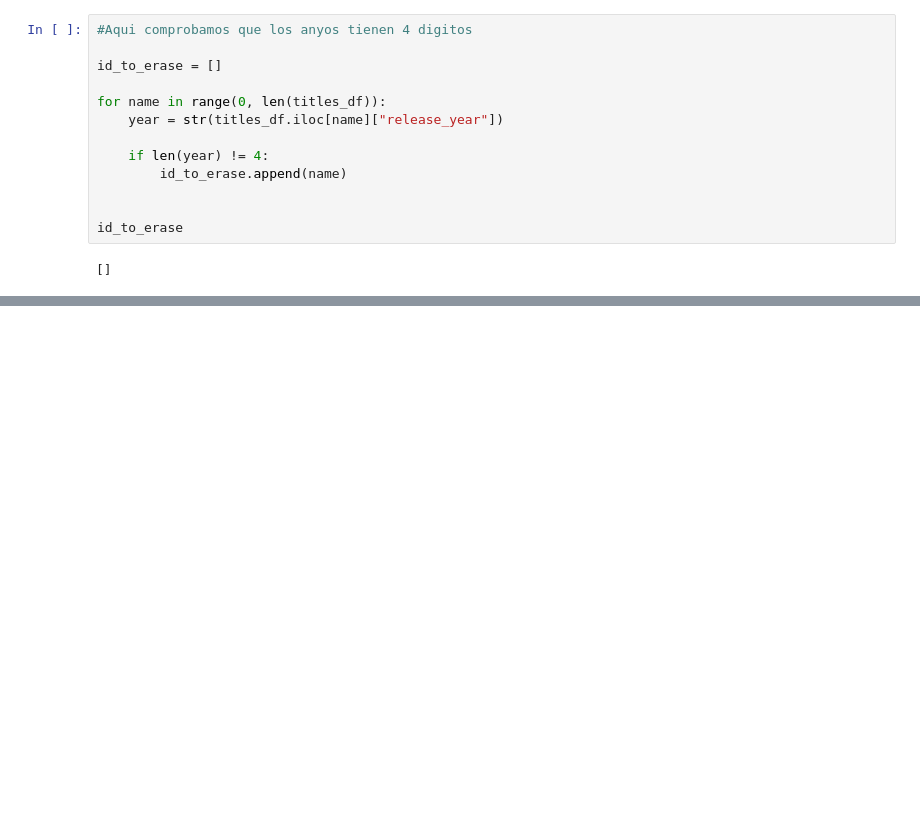
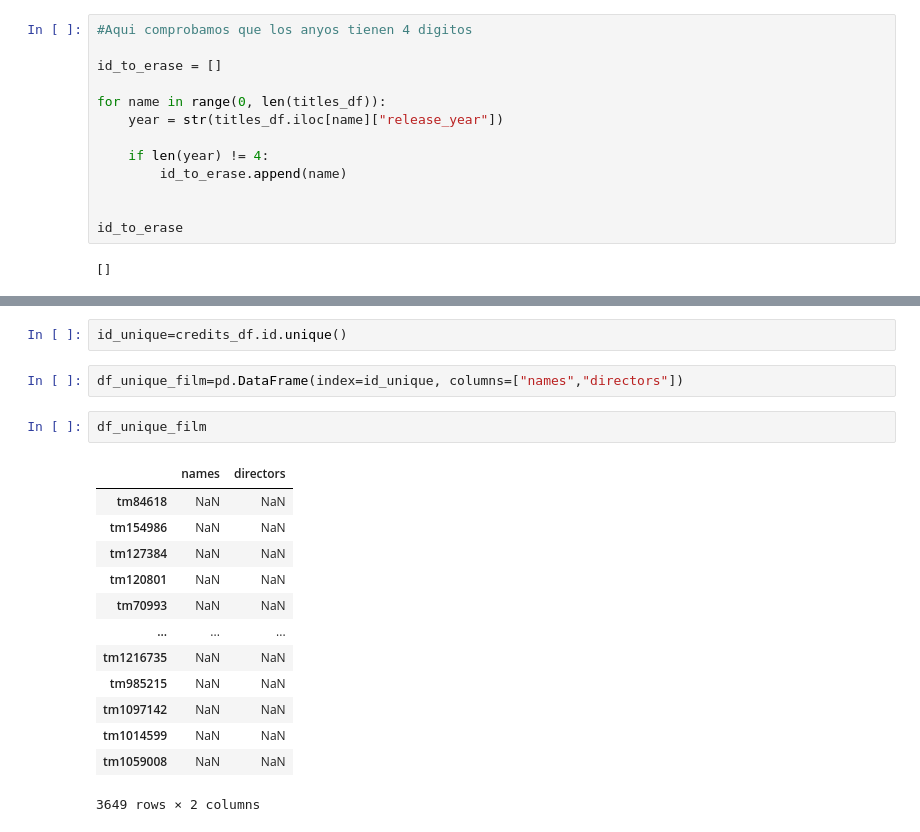
Before and after one commit to alicia-perez-diez/proyect_2, a Jupyter notebook: netflix_project_notebook.ipynb, the cells around one changed output, grey strips where cells are left out. Drawn from its saved outputs; the diff is of its cells as text; blank space fills up the shorter version.

```diff
--- a/netflix_project_notebook.ipynb
+++ b/netflix_project_notebook.ipynb
@@ -261,0 +261,20 @@ titles_df
+# %%
+id_unique=credits_df.id.unique()
+# %%
+df_unique_film=pd.DataFrame(index=id_unique, columns=["names","directors"])
+# %%
+df_unique_film
+# %% [output]
+|  | names | directors |
+| tm84618 | NaN | NaN |
+| tm154986 | NaN | NaN |
+| tm127384 | NaN | NaN |
+| tm120801 | NaN | NaN |
+| tm70993 | NaN | NaN |
+| ... | ... | ... |
+| tm1216735 | NaN | NaN |
+| tm985215 | NaN | NaN |
+| tm1097142 | NaN | NaN |
+| tm1014599 | NaN | NaN |
+| tm1059008 | NaN | NaN |
+3649 rows × 2 columns
```
Also changed, not shown: parts of 12 cells of this notebook.
